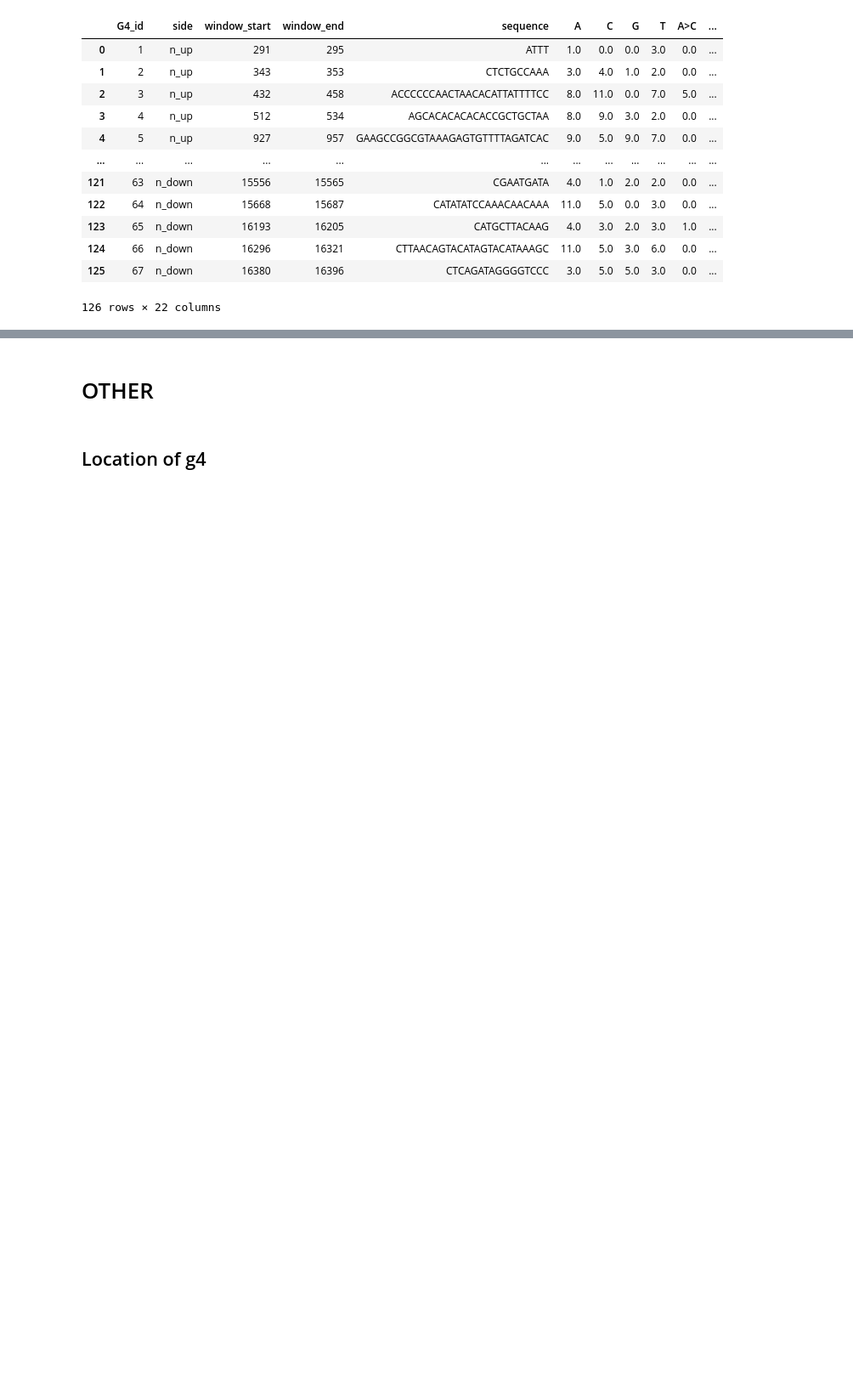
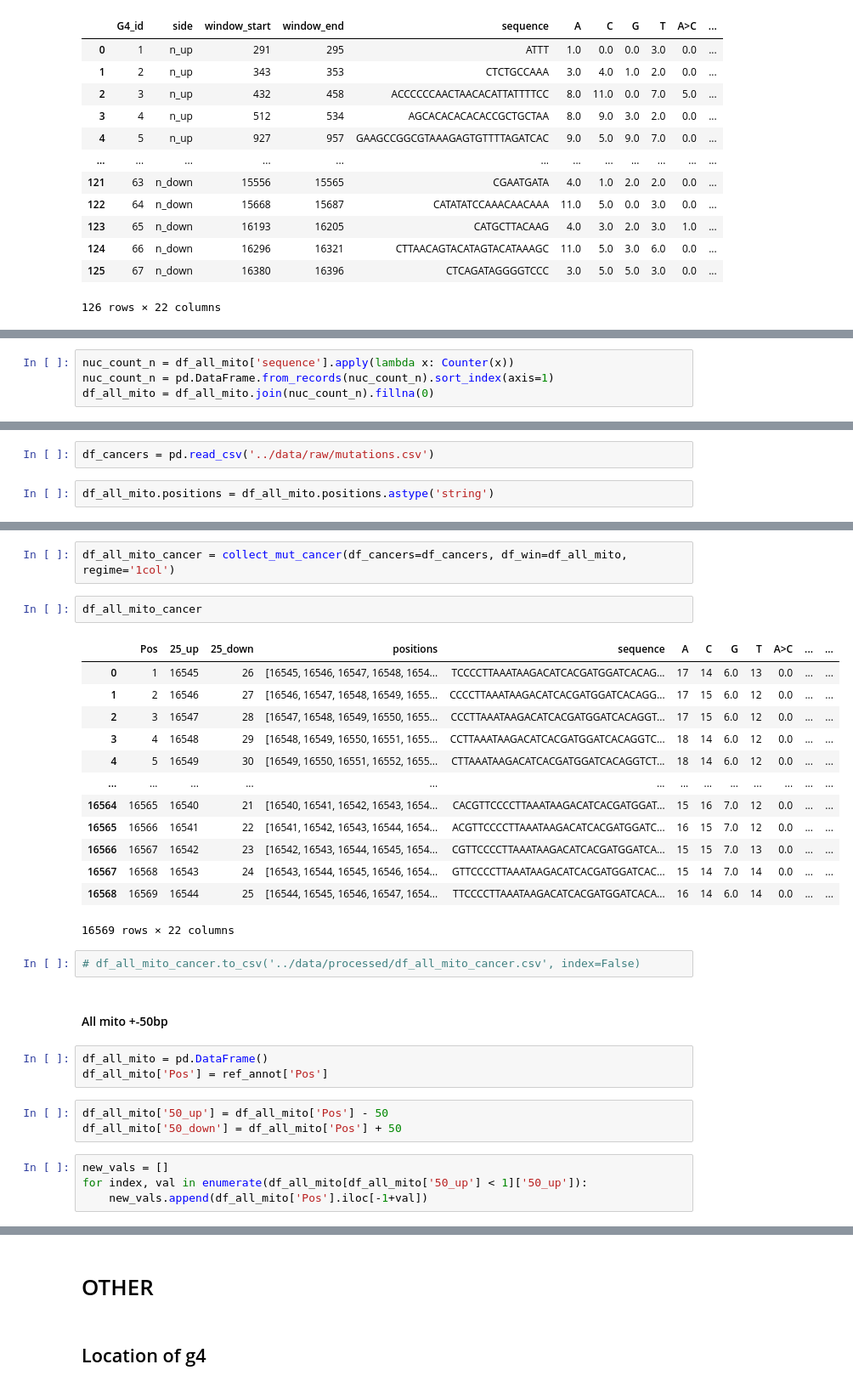
Before and after one commit to mitoclub/G4MutSpec, a Jupyter notebook: notebooks/data_preparation.ipynb, the cells around one changed output, grey strips where cells are left out. Shown at 85% size. Drawn from its saved outputs; the diff is of its cells as text; blank space fills up the shorter version.

Commit message:
mutspec for all mito and figures

```diff
--- a/notebooks/data_preparation.ipynb
+++ b/notebooks/data_preparation.ipynb
@@ -1542,0 +1607,4 @@ df_n_col_cancer
+# %%
+nuc_count_n = df_all_mito['sequence'].apply(lambda x: Counter(x))
+nuc_count_n = pd.DataFrame.from_records(nuc_count_n).sort_index(axis=1)
+df_all_mito = df_all_mito.join(nuc_count_n).fillna(0)
@@ -1542,0 +1627,4 @@ df_n_col_cancer
+# %%
+df_cancers = pd.read_csv('../data/raw/mutations.csv')
+# %%
+df_all_mito.positions = df_all_mito.positions.astype('string')
@@ -1542,0 +1644,32 @@ df_n_col_cancer
+# %%
+df_all_mito_cancer = collect_mut_cancer(df_cancers=df_cancers, df_win=df_all_mito, regime='1col')
+# %%
+df_all_mito_cancer
+# %% [output]
+|  | Pos | 25_up | 25_down | positions | sequence | A | C | G | T | A>C | ... | ... |
+| 0 | 1 | 16545 | 26 | [16545, 16546, 16547, 16548, 1654... | TCCCCTTAAATAAGACATCACGATGGATCACAG... | 17 | 14 | 6.0 | 13 | 0.0 | ... | ... |
+| 1 | 2 | 16546 | 27 | [16546, 16547, 16548, 16549, 1655... | CCCCTTAAATAAGACATCACGATGGATCACAGG... | 17 | 15 | 6.0 | 12 | 0.0 | ... | ... |
+| 2 | 3 | 16547 | 28 | [16547, 16548, 16549, 16550, 1655... | CCCTTAAATAAGACATCACGATGGATCACAGGT... | 17 | 15 | 6.0 | 12 | 0.0 | ... | ... |
+| 3 | 4 | 16548 | 29 | [16548, 16549, 16550, 16551, 1655... | CCTTAAATAAGACATCACGATGGATCACAGGTC... | 18 | 14 | 6.0 | 12 | 0.0 | ... | ... |
+| 4 | 5 | 16549 | 30 | [16549, 16550, 16551, 16552, 1655... | CTTAAATAAGACATCACGATGGATCACAGGTCT... | 18 | 14 | 6.0 | 12 | 0.0 | ... | ... |
+| ... | ... | ... | ... | ... | ... | ... | ... | ... | ... | ... | ... | ... |
+| 16564 | 16565 | 16540 | 21 | [16540, 16541, 16542, 16543, 1654... | CACGTTCCCCTTAAATAAGACATCACGATGGAT... | 15 | 16 | 7.0 | 12 | 0.0 | ... | ... |
+| 16565 | 16566 | 16541 | 22 | [16541, 16542, 16543, 16544, 1654... | ACGTTCCCCTTAAATAAGACATCACGATGGATC... | 16 | 15 | 7.0 | 12 | 0.0 | ... | ... |
+| 16566 | 16567 | 16542 | 23 | [16542, 16543, 16544, 16545, 1654... | CGTTCCCCTTAAATAAGACATCACGATGGATCA... | 15 | 15 | 7.0 | 13 | 0.0 | ... | ... |
+| 16567 | 16568 | 16543 | 24 | [16543, 16544, 16545, 16546, 1654... | GTTCCCCTTAAATAAGACATCACGATGGATCAC... | 15 | 14 | 7.0 | 14 | 0.0 | ... | ... |
+| 16568 | 16569 | 16544 | 25 | [16544, 16545, 16546, 16547, 1654... | TTCCCCTTAAATAAGACATCACGATGGATCACA... | 16 | 14 | 6.0 | 14 | 0.0 | ... | ... |
+16569 rows × 22 columns
+# %%
+# df_all_mito_cancer.to_csv('../data/processed/df_all_mito_cancer.csv', index=False)
+# %% [markdown]
+#### All mito +-50bp
+# %%
+df_all_mito = pd.DataFrame()
+df_all_mito['Pos'] = ref_annot['Pos']
+# %%
+df_all_mito['50_up'] = df_all_mito['Pos'] - 50
+df_all_mito['50_down'] = df_all_mito['Pos'] + 50
+# %%
+new_vals = []
+for index, val in enumerate(df_all_mito[df_all_mito['50_up'] < 1]['50_up']):
+    new_vals.append(df_all_mito['Pos'].iloc[-1+val])
```
Also changed, not shown: parts of 42 cells of this notebook, 10 other files.
